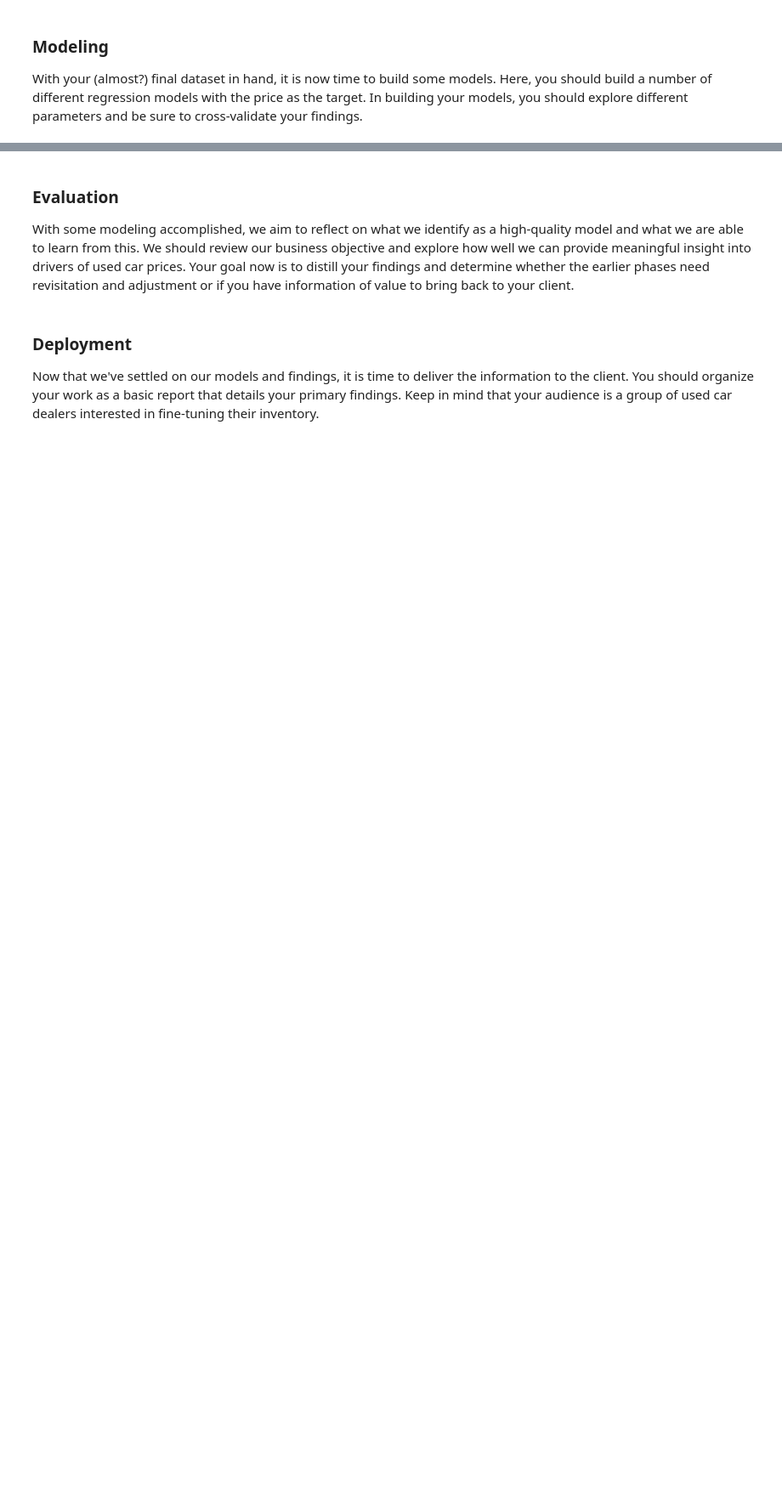
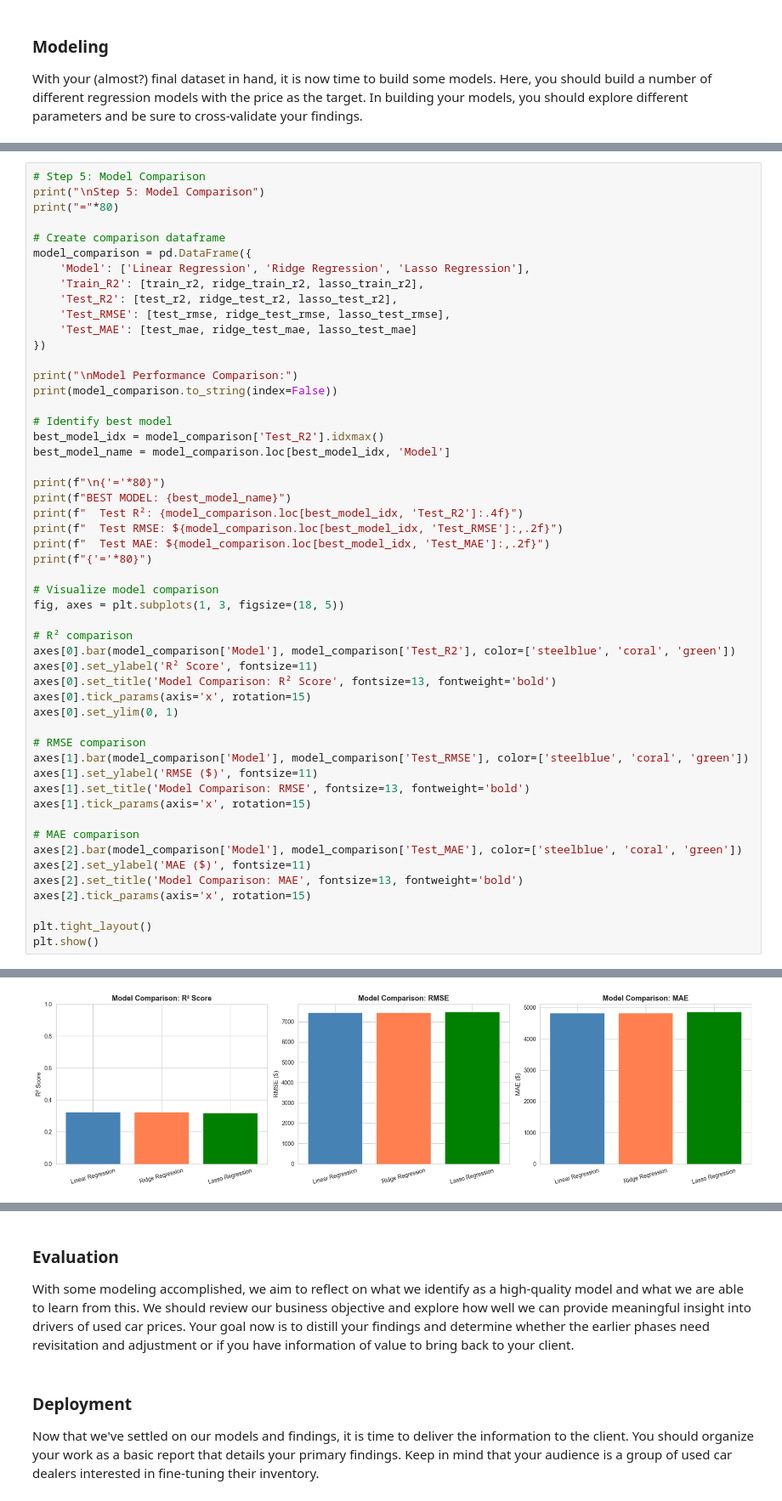
Before and after one commit to sameerdewan/what-drives-the-price-of-a-car, a Jupyter notebook: solution.ipynb, the cells around one changed output, grey strips where cells are left out. Shown at 85% size. Drawn from its saved outputs; the diff is of its cells as text; blank space fills up the shorter version.

Commit message:
Modeling

```diff
--- a/solution.ipynb
+++ b/solution.ipynb
@@ -940,0 +1198,53 @@ With your (almost?) final dataset in hand, it is now time to build some models.
+# %%
+# Step 5: Model Comparison
+print("\nStep 5: Model Comparison")
+print("="*80)
+
+# Create comparison dataframe
+model_comparison = pd.DataFrame({
+    'Model': ['Linear Regression', 'Ridge Regression', 'Lasso Regression'],
+    'Train_R2': [train_r2, ridge_train_r2, lasso_train_r2],
+    'Test_R2': [test_r2, ridge_test_r2, lasso_test_r2],
+    'Test_RMSE': [test_rmse, ridge_test_rmse, lasso_test_rmse],
+    'Test_MAE': [test_mae, ridge_test_mae, lasso_test_mae]
+})
+
+print("\nModel Performance Comparison:")
+print(model_comparison.to_string(index=False))
+
+# Identify best model
+best_model_idx = model_comparison['Test_R2'].idxmax()
+best_model_name = model_comparison.loc[best_model_idx, 'Model']
+
+print(f"\n{'='*80}")
+print(f"BEST MODEL: {best_model_name}")
+print(f"  Test R²: {model_comparison.loc[best_model_idx, 'Test_R2']:.4f}")
+print(f"  Test RMSE: ${model_comparison.loc[best_model_idx, 'Test_RMSE']:,.2f}")
+print(f"  Test MAE: ${model_comparison.loc[best_model_idx, 'Test_MAE']:,.2f}")
+print(f"{'='*80}")
+
+# Visualize model comparison
+fig, axes = plt.subplots(1, 3, figsize=(18, 5))
+
+# R² comparison
+axes[0].bar(model_comparison['Model'], model_comparison['Test_R2'], color=['steelblue', 'coral', 'green'])
+axes[0].set_ylabel('R² Score', fontsize=11)
+axes[0].set_title('Model Comparison: R² Score', fontsize=13, fontweight='bold')
+axes[0].tick_params(axis='x', rotation=15)
+axes[0].set_ylim(0, 1)
+
+# RMSE comparison
+axes[1].bar(model_comparison['Model'], model_comparison['Test_RMSE'], color=['steelblue', 'coral', 'green'])
+axes[1].set_ylabel('RMSE ($)', fontsize=11)
+axes[1].set_title('Model Comparison: RMSE', fontsize=13, fontweight='bold')
+axes[1].tick_params(axis='x', rotation=15)
+
+# MAE comparison
+axes[2].bar(model_comparison['Model'], model_comparison['Test_MAE'], color=['steelblue', 'coral', 'green'])
+axes[2].set_ylabel('MAE ($)', fontsize=11)
+axes[2].set_title('Model Comparison: MAE', fontsize=13, fontweight='bold')
+axes[2].tick_params(axis='x', rotation=15)
+
+plt.tight_layout()
+plt.show()
+# %% [output]
@@ -940,0 +1266 @@ With your (almost?) final dataset in hand, it is now time to build some models.
+[figure, added]
```
Also changed, not shown: parts of 9 cells of this notebook.
